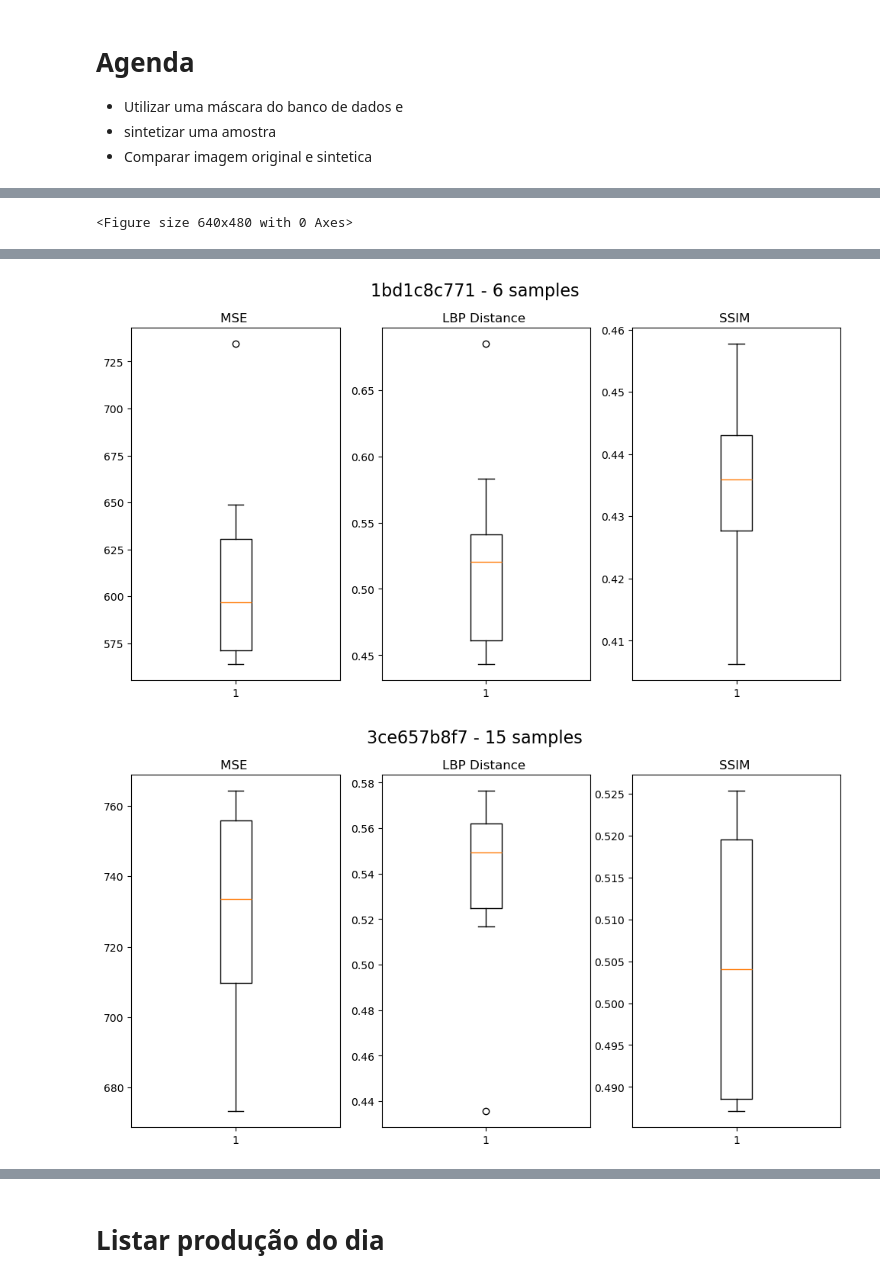
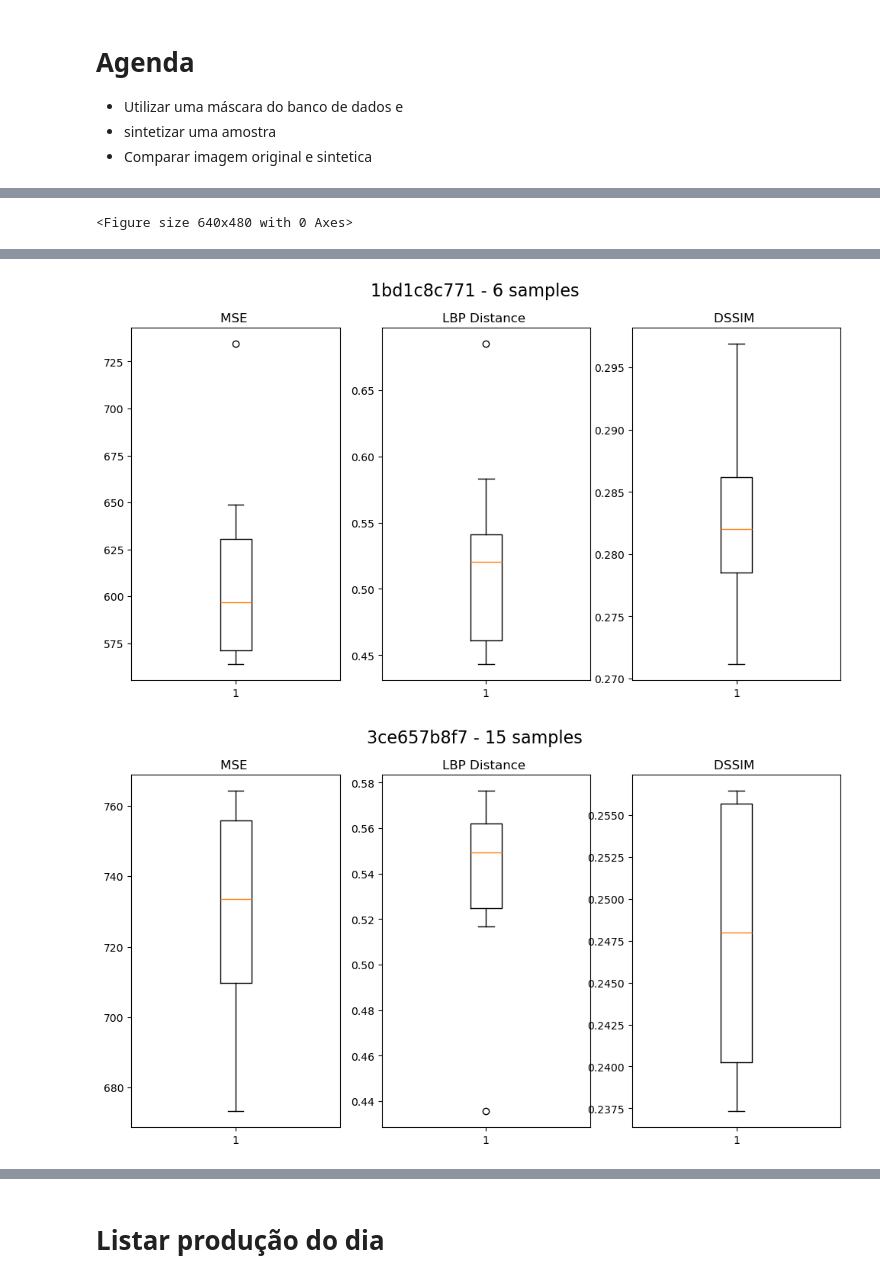
Before and after one commit to lucterres/textureSSD, a Jupyter notebook: usage.ipynb, the cells around one changed output, grey strips where cells are left out. Saved outputs shown, nothing was run; the diff lists cells and outputs as text; code cells hidden in the pictures.

```diff
--- a/usage.ipynb
+++ b/usage.ipynb
@@ -58,35 +126,18 @@ df_imgs = pd.read_csv('result\\sintese.csv', sep=';' , header=None)  # O CSV dev
-# %%
-#desenhar um bloxplot com os valores de mse, ssim e lbp_distance
-import matplotlib.pyplot as plt
-def boxplot(nomeOriginal, mse_values, ssim_values, lbp_distances):
-    samples = len(mse_values)
-    #titulo da figura
-    plt.suptitle(f'{nomeOriginal} - {samples} samples', fontsize=16)
-    plt.figure(figsize=(12, 6))
-    plt.subplot(1, 3, 1)
-    plt.boxplot(mse_values)
-    plt.title('MSE ')
-    plt.subplot(1, 3, 2)
-    plt.boxplot(lbp_distances)
-    plt.title('LBP Distance ')
-    plt.subplot(1, 3, 3)
-    plt.boxplot(ssim_values)
-    plt.title('SSIM ')
 # %%
 imageA = 0
 imageB = 0
 mse_values = []
-ssim_values = []
+dssim_values = []
 lbp_distances = []
 
 mse_total = []
-ssim_total = []
+dssim_total = []
 lbp_total = []
 
 print(f"   Min , Q1 , Median , Q3 , Max , Mean ")
 print(f"      MSE")
 print(f"      LBP Distance")
-print(f"      SSIM")
+print(f"      DSSIM")
 
 for i, row in df_imgs.iterrows():
     for j, value in enumerate(row):
@@ -109,14 +160,14 @@ for i, row in df_imgs.iterrows():
                 imageB = cv2.imread(sintese,0)
                 mse_value = mse(imageA, imageB)
                 s = dssim(imageA, imageB)
-                euclidean_distance = lbp_distance(imageA, imageB)
+                lbp_td = lbp_tile_distance(imageA, imageB) #lbp_distance(imageA, imageB) #lbp_tile_dist(imageA, imageB)
                 #print(f"MSE: {mse_value:.2f}, SSIM: {s:.2f}, LBPD: {euclidean_distance:.2f}")
                 #images = [imageA, imageB]
                 #titles = [nomeOriginal, nomeImage]
                 #pm.showImages(images=images, imagesTitle=titles, size=(5,5))
                 mse_values.append(mse_value)
-                ssim_values.append(s)
-                lbp_distances.append(euclidean_distance)
+                dssim_values.append(s)
+                lbp_distances.append(lbp_td)
     # stats do grupo
     if len(mse_values) == 0:
         print(f"No images found for group: {nomeOriginal}")
@@ -124,23 +175,23 @@ for i, row in df_imgs.iterrows():
     # Salvar mse_values, ssim_values, lbp_distances em um arquivo CSV separado por ponto e vírgula.
     print(f"Group: {nomeOriginal} - Images: {len(mse_values)}")
 
-    boxplot(nomeOriginal, mse_values, ssim_values, lbp_distances)
+    boxplot(nomeOriginal, mse_values, dssim_values, lbp_distances)
     statistics(mse_values)
     statistics(lbp_distances)
-    statistics(ssim_values)
+    statistics(dssim_values)
 
     mse_total = mse_total + mse_values
-    ssim_total = ssim_total + ssim_values
+    dssim_total = dssim_total + dssim_values
     lbp_total = lbp_total + lbp_distances
 
     mse_values = []
-    ssim_values = []
+    dssim_values = []
     lbp_distances = []
 # stats do grupo
 print(f"Group: Total - Images: {len(mse_total)}")
 statistics(mse_total)
 statistics(lbp_total)
-statistics(ssim_total)
+statistics(dssim_total)
 # %% [output]
    Min , Q1 , Median , Q3 , Max , Mean
       MSE
@@ -164,2 +215,2 @@ Group: Total - Images: 34
-[figure, old version]
+[figure, new version]
-[figure, old version]
+[figure, new version]
```
Also changed, not shown: parts of 13 cells of this notebook, 2 other files.
